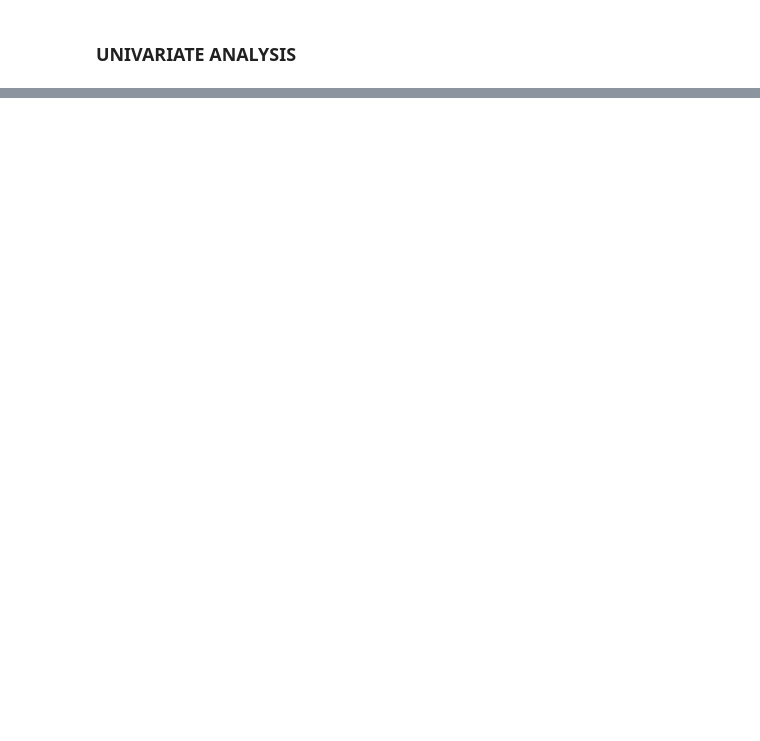
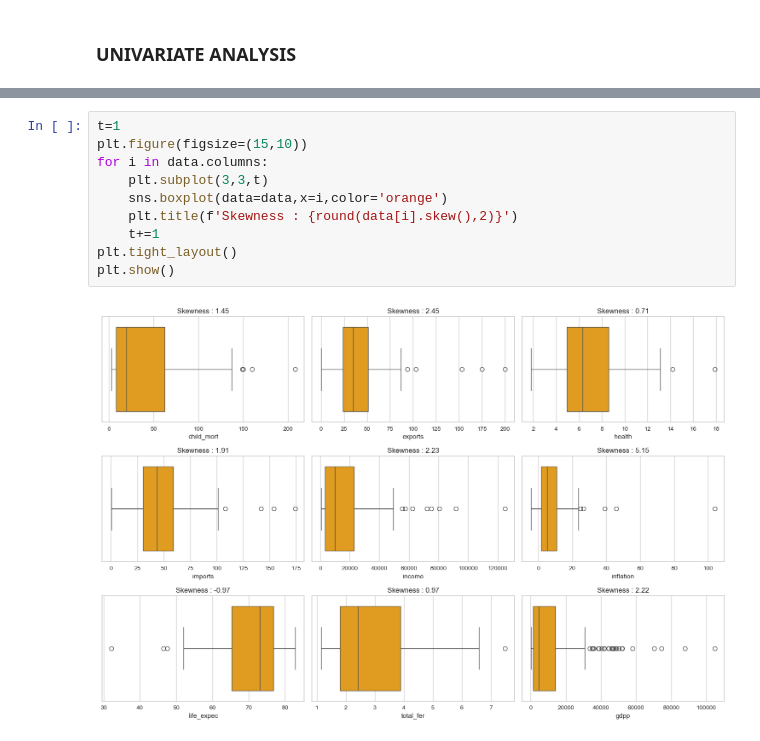
Before and after one commit to Nidhim-Soni/HELP-NGO-COUNTRY-DATA-CLUSTERING-, a Jupyter notebook: HELP NGO CLUSTERING.ipynb, the cells around one changed output, grey strips where cells are left out. Drawn from its saved outputs; the diff is of its cells as text; blank space fills up the shorter version.

```diff
--- a/HELP NGO CLUSTERING.ipynb
+++ b/HELP NGO CLUSTERING.ipynb
@@ -81,0 +96,12 @@ plt.show()
+# %%
+t=1
+plt.figure(figsize=(15,10))
+for i in data.columns:
+    plt.subplot(3,3,t)
+    sns.boxplot(data=data,x=i,color='orange')
+    plt.title(f'Skewness : {round(data[i].skew(),2)}')
+    t+=1
+plt.tight_layout()
+plt.show()
+# %% [output]
+[figure, added]
```
Also changed, not shown: parts of 39 cells of this notebook.
